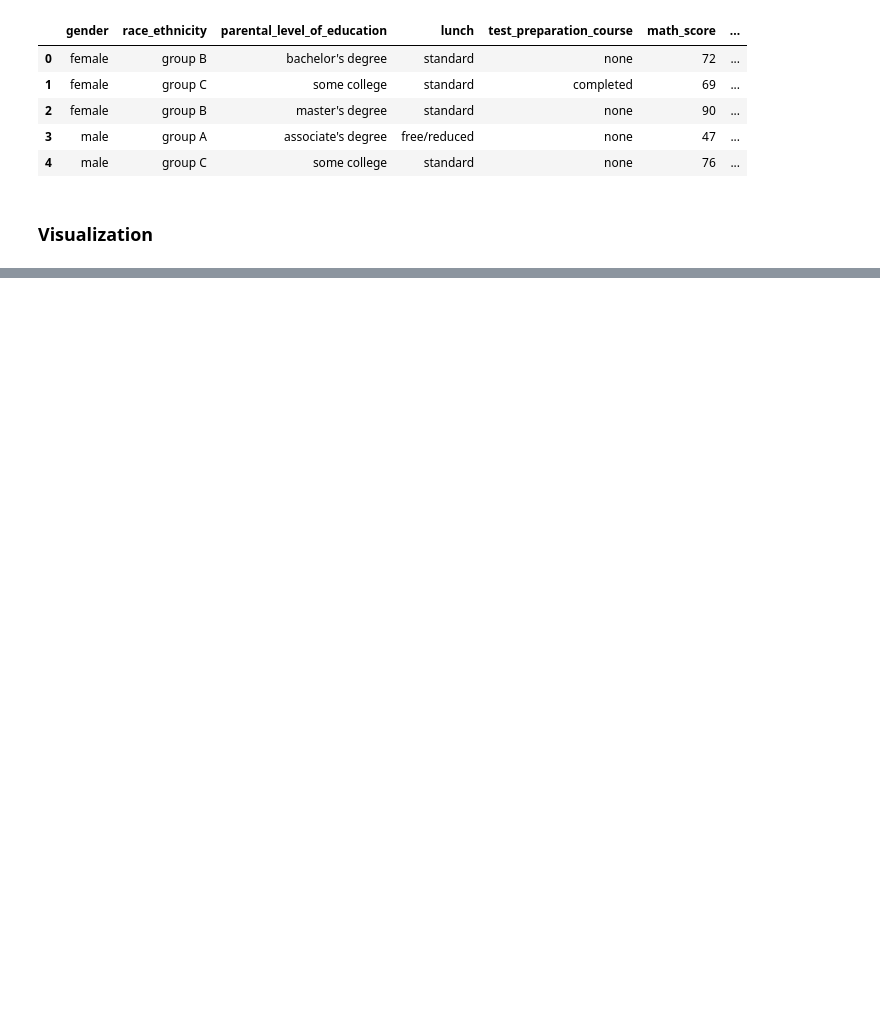
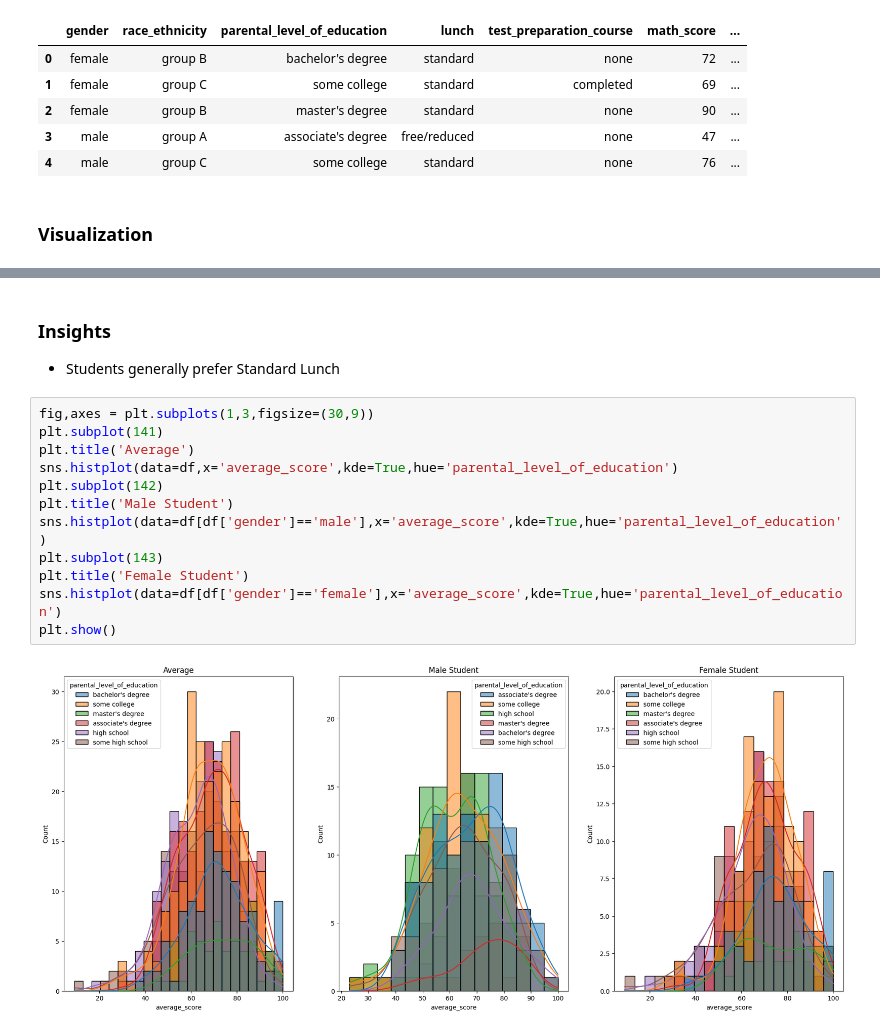
Before and after one commit to Gaurabh007/Exploratory_Data_Analysis, a Jupyter notebook: EDA_2.ipynb, the cells around one changed output, grey strips where cells are left out. Cells and saved outputs as stored; diff of their text form; blank space fills up the shorter version.

```diff
--- a/EDA_2.ipynb
+++ b/EDA_2.ipynb
@@ -163,0 +193,17 @@ df.head()
+# %% [markdown]
+### Insights
+- Students generally prefer Standard Lunch
+# %%
+fig,axes = plt.subplots(1,3,figsize=(30,9))
+plt.subplot(141)
+plt.title('Average')
+sns.histplot(data=df,x='average_score',kde=True,hue='parental_level_of_education')
+plt.subplot(142)
+plt.title('Male Student')
+sns.histplot(data=df[df['gender']=='male'],x='average_score',kde=True,hue='parental_level_of_education')
+plt.subplot(143)
+plt.title('Female Student')
+sns.histplot(data=df[df['gender']=='female'],x='average_score',kde=True,hue='parental_level_of_education')
+plt.show()
+# %% [output]
+[figure, added]
```
Also changed, not shown: parts of 10 cells of this notebook.
